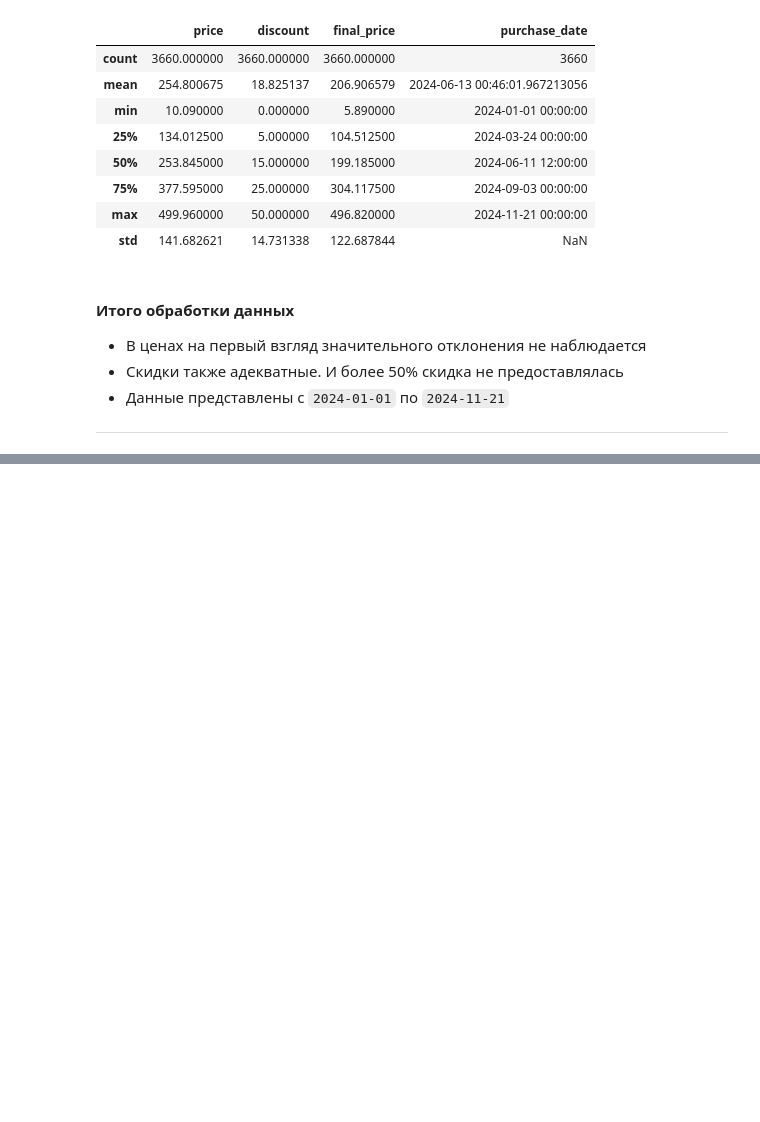
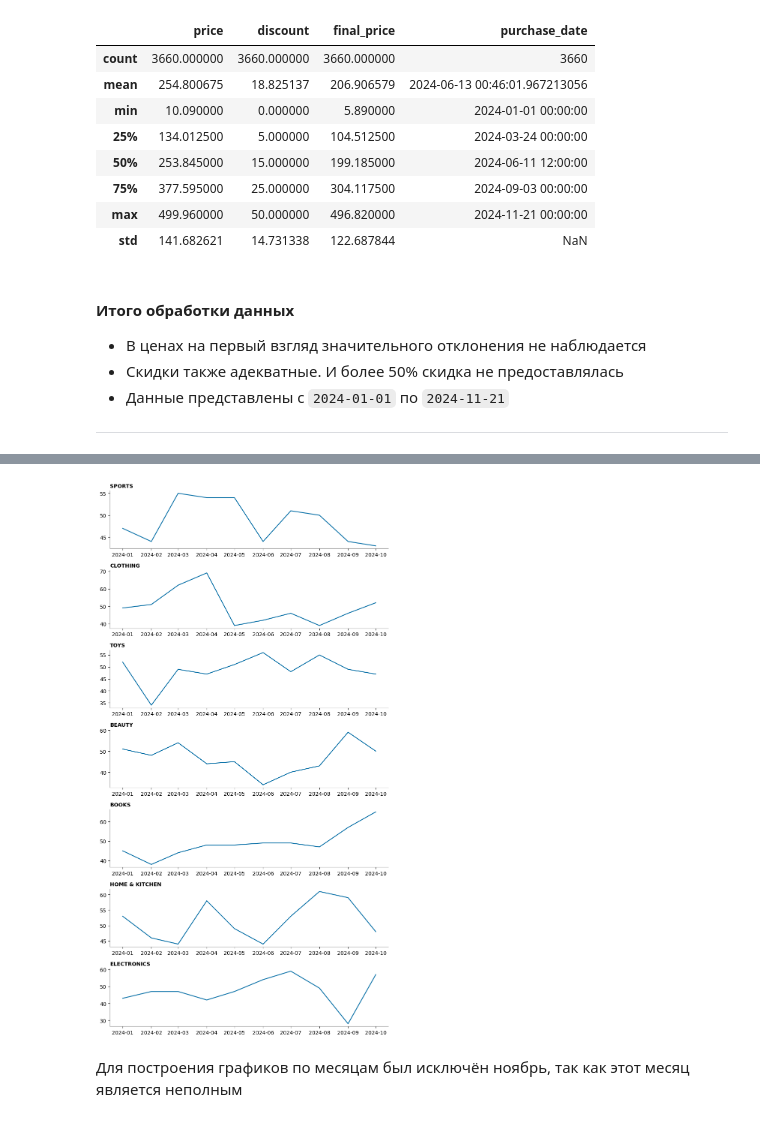
Before and after one commit to SirAlexFer/data_analysis, a Jupyter notebook: 01. Ecommerce/notebooks/02. eda.ipynb, the cells around one changed output, grey strips where cells are left out. Drawn from its saved outputs; the diff is of its cells as text; code cells hidden in the pictures; blank space fills up the shorter version.

```diff
--- a/01. Ecommerce/notebooks/02. eda.ipynb
+++ b/01. Ecommerce/notebooks/02. eda.ipynb
@@ -99,0 +167,34 @@ df_ecom.describe()
+# %%
+all_category = df_ecom.category.unique()
+count_category = len(all_category)
+# %%
+plt.figure(figsize=(8, 15))
+for n, category in enumerate(all_category, start=1):
+    plt.subplot(count_category, 1, n)
+    plt.title(category.upper(), loc="left", fontweight="bold", fontsize=10)
+
+    sns.lineplot(
+        df_ecom.groupby(
+            by=["category", df_ecom["purchase_date"].dt.to_period("M").dt.start_time]
+        )["user_id"]
+        .count()
+        .reset_index()
+        .rename(columns={"user_id": "sales"})
+        .query("category == @category and purchase_date < '2024-11-01'"),
+        x="purchase_date",
+        y="sales",
+    )
+
+    plt.xlabel("")
+    plt.ylabel("")
+
+    ax = plt.gca()
+    ax.spines["top"].set_visible(False)
+    ax.spines["right"].set_visible(False)
+    ax.spines[:].set_color("grey")
+
+plt.tight_layout()
+# %% [output]
+[figure, added]
+# %% [markdown]
+Для построения графиков по месяцам был исключён ноябрь, так как этот месяц является неполным
```
Also changed, not shown: parts of 12 cells of this notebook, 1 other file.
